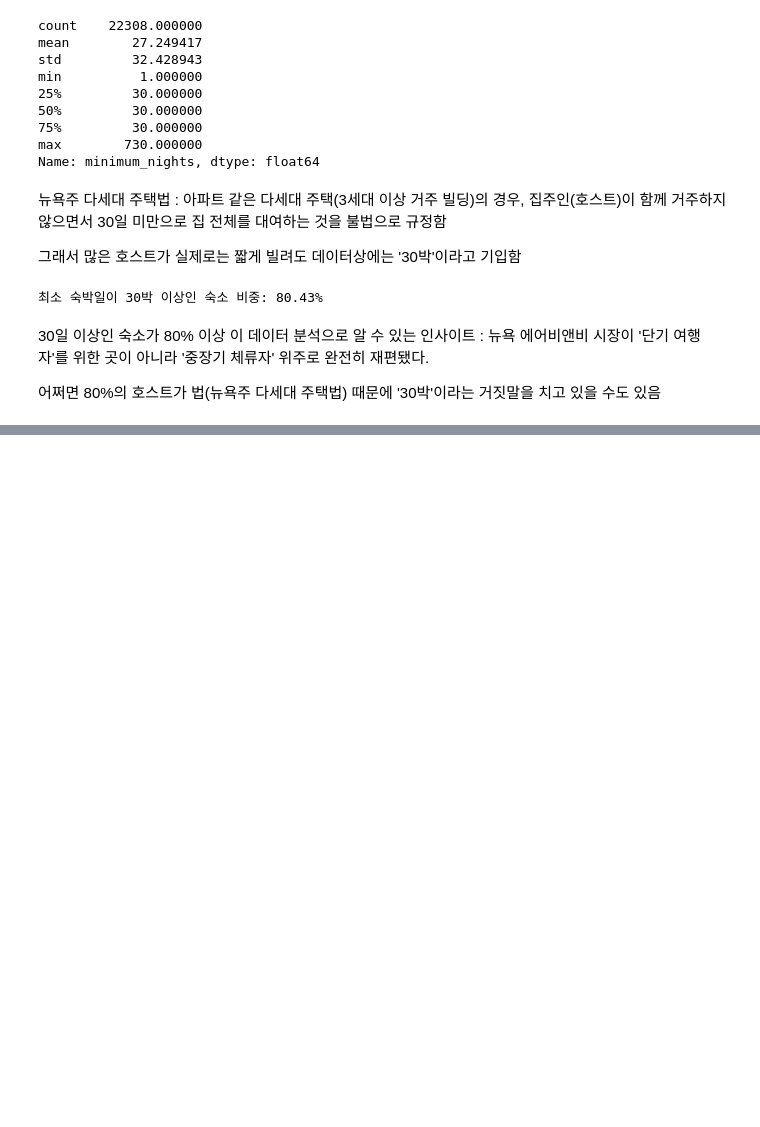
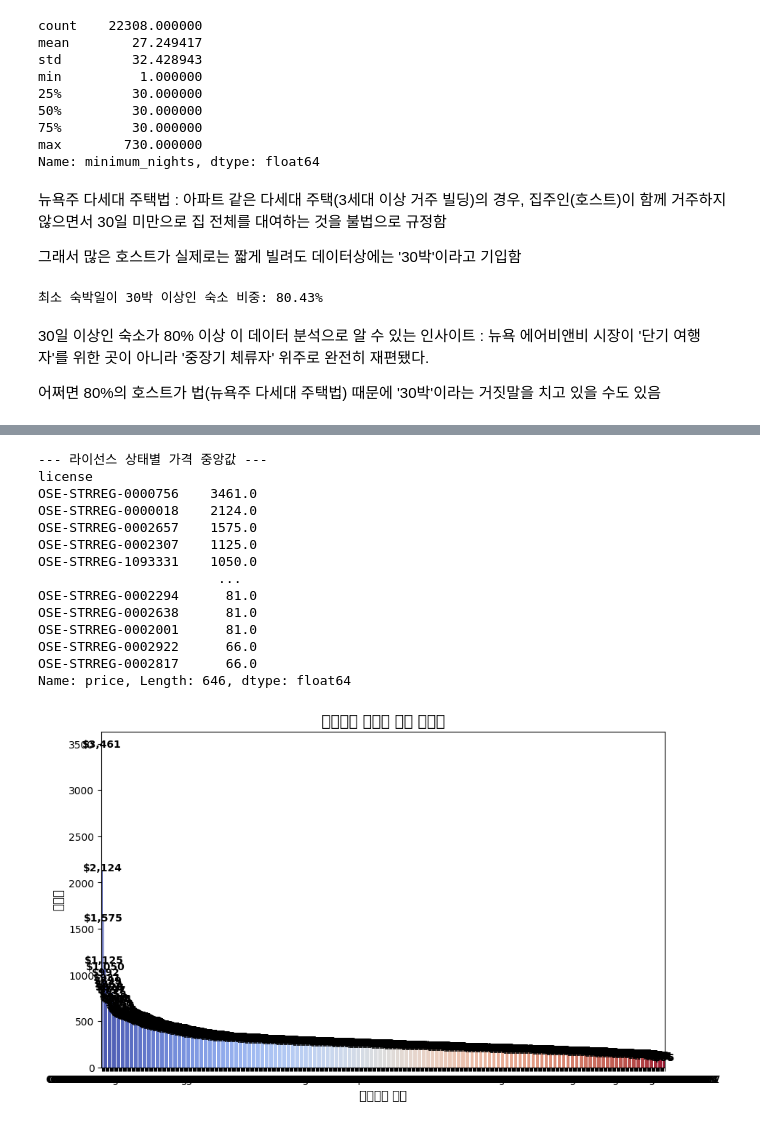
Before and after one commit to motimit/second_project, a Jupyter notebook: Kyuri_EDA/27.ipynb, the cells around one changed output, grey strips where cells are left out. Saved outputs shown, nothing was run; the diff lists cells and outputs as text; code cells hidden in the pictures; blank space fills up the shorter version.

```diff
--- a/Kyuri_EDA/27.ipynb
+++ b/Kyuri_EDA/27.ipynb
@@ -184,0 +413,4 @@ print(f"\n최소 숙박일이 30박 이상인 숙소 비중: {long_term :.2f}%")
+# %%
+suspects = df[(df['room_type'] == 'Entire home/apt') & (df['minimum_nights'] < 30)].copy()
+
+print(suspects.value_counts)
@@ -184,0 +435,51 @@ print(f"\n최소 숙박일이 30박 이상인 숙소 비중: {long_term :.2f}%")
+# %%
+import pandas as pd
+import seaborn as sns
+import matplotlib.pyplot as plt
+
+# 1. price 컬럼을 숫자로 강제 변환 (문자열 제거 포함)
+# .astype(str)을 먼저 해주는 게 안전해!
+suspects['price'] = (
+    suspects['price']
+    .astype(str)
+    .str.replace('$', '', regex=False)
+    .str.replace(',', '', regex=False)
+    .astype(float)
+)
+
+# 2. 'license' 대신 'license_status'로 그룹화해서 중앙값 계산
+# (license_status: Violation, Exempt, Provided로 묶인 것)
+license_price_median = suspects.groupby('license')['price'].median().sort_values(ascending=False)
+
+print("--- 라이선스 상태별 가격 중앙값 ---")
+print(license_price_median)
+
+# 3. 시각화 (그래프까지 깔끔하게!)
+plt.figure(figsize=(10, 6))
+sns.barplot(x=license_price_median.index, y=license_price_median.values, hue=license_price_median.index, palette='coolwarm', legend=False)
+
+plt.title('라이선스 상태별 가격 중앙값', fontsize=15)
+plt.ylabel('중앙값', fontsize=12)
+plt.xlabel('라이선스 상태', fontsize=12)
+
+# 막대 위에 금액 표시
+for i, v in enumerate(license_price_median.values):
+    plt.text(i, v + 5, f"${v:,.0f}", ha='center', fontweight='bold')
+
+plt.show()
+# %% [output]
+--- 라이선스 상태별 가격 중앙값 ---
+license
+OSE-STRREG-0000756    3461.0
+OSE-STRREG-0000018    2124.0
+OSE-STRREG-0002657    1575.0
+OSE-STRREG-0002307    1125.0
+OSE-STRREG-1093331    1050.0
+                       ...
+OSE-STRREG-0002294      81.0
+OSE-STRREG-0002638      81.0
+OSE-STRREG-0002001      81.0
+OSE-STRREG-0002922      66.0
+OSE-STRREG-0002817      66.0
+Name: price, Length: 646, dtype: float64
+[figure, added]
```
Also changed, not shown: parts of 18 cells of this notebook, 4 other files.
